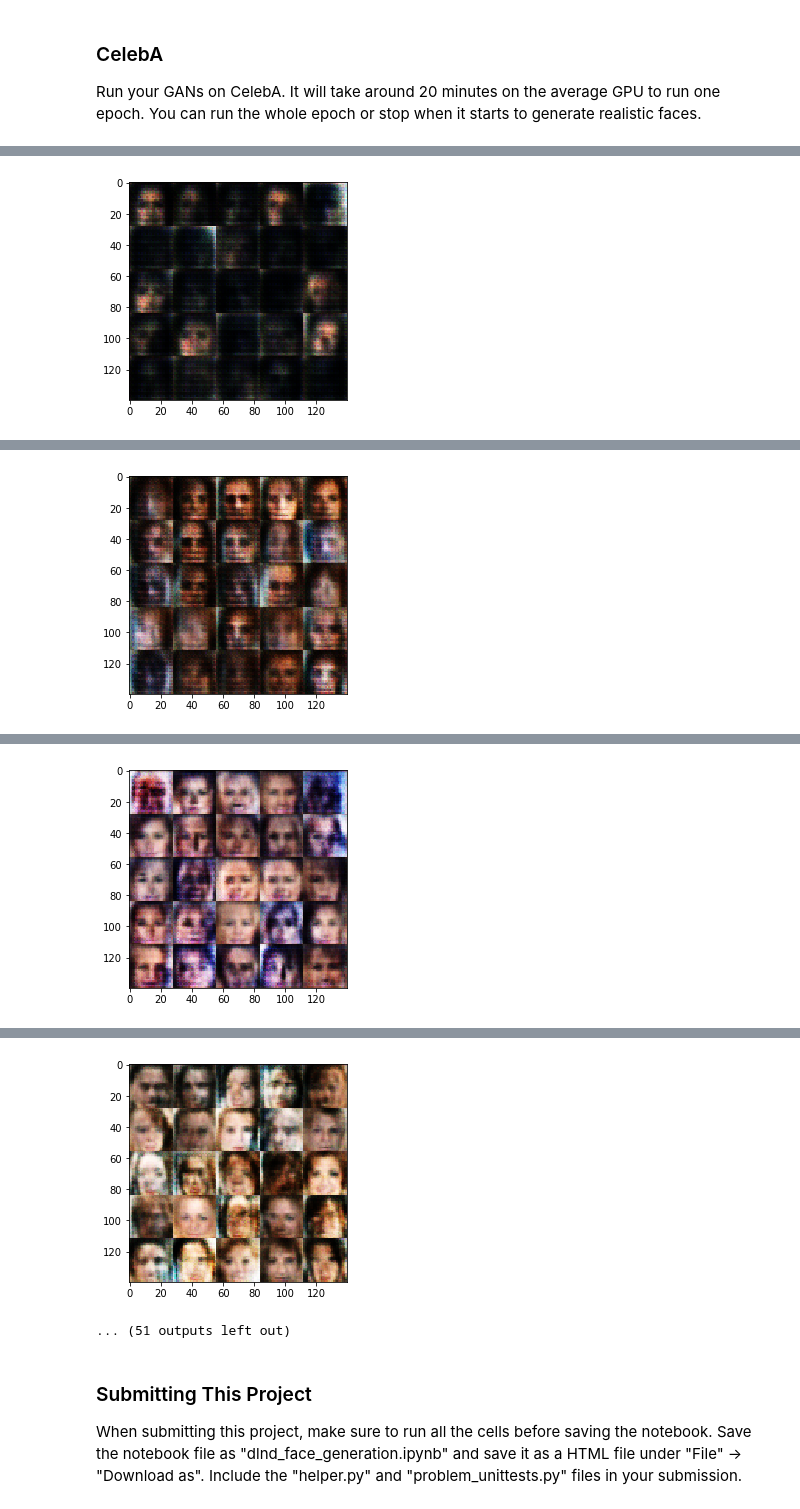
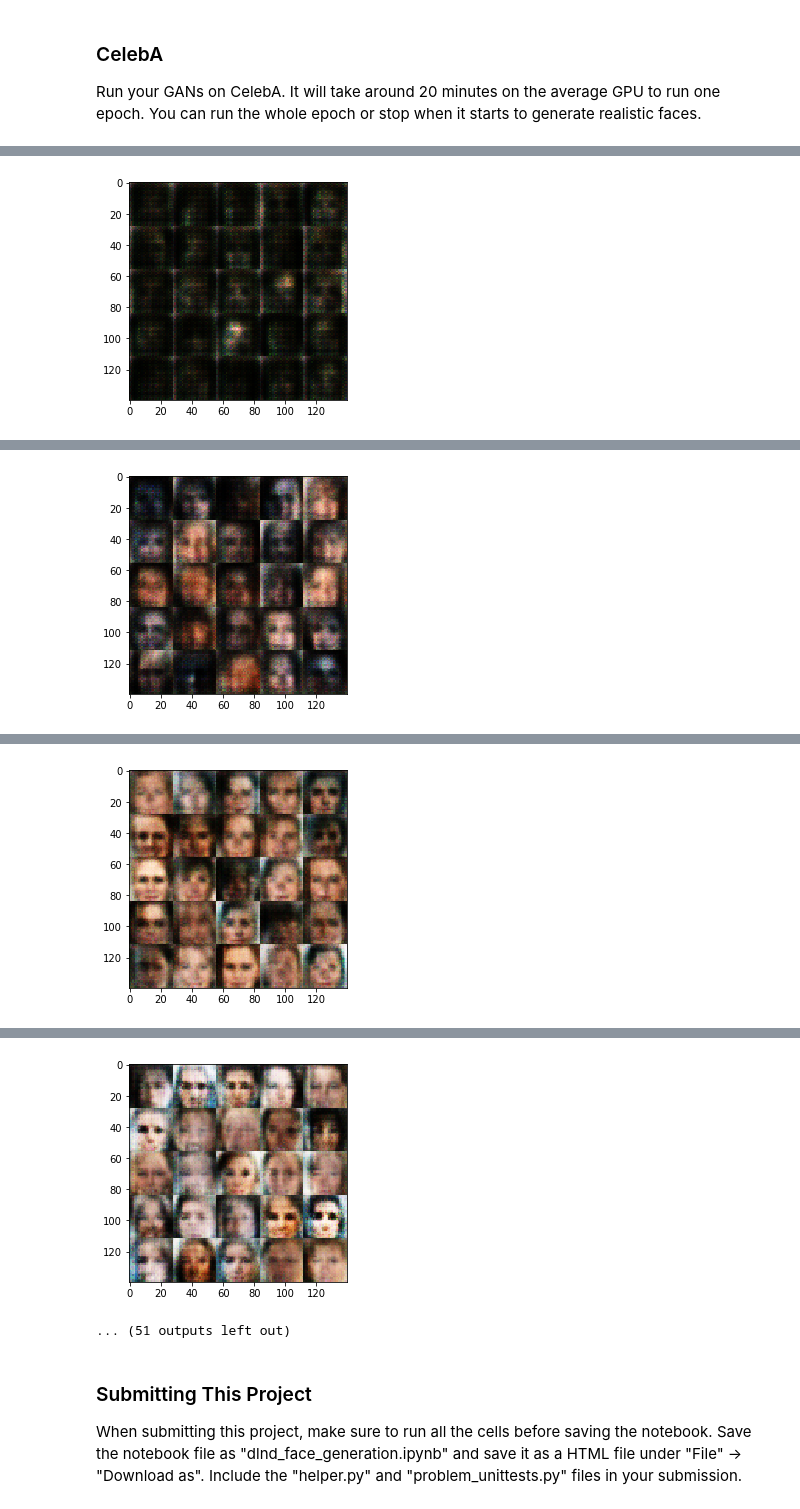
Before and after one commit to nickcica/dlnd_face_generation, a Jupyter notebook: dlnd_face_generation.ipynb, the cells around one changed output, grey strips where cells are left out. Cells and saved outputs as stored; diff of their text form; code cells hidden in the pictures.

```diff
--- a/dlnd_face_generation.ipynb
+++ b/dlnd_face_generation.ipynb
@@ -509,8 +509,8 @@ Run your GANs on CelebA.  It will take around 20 minutes on the average GPU to r
 # %%
 batch_size = 64
 z_dim = 100
-learning_rate = 0.0002
-beta1 = 0.5
+learning_rate = 0.0001
+beta1 = 0.4
 
 
 """
@@ -558 +558 @@ Epoch 1/1... Discriminator Loss: 1.4208... Generator Loss: 3.9017
-[figure, old version]
+[figure, new version]
@@ -569 +569 @@ Epoch 1/1... Discriminator Loss: 1.0412... Generator Loss: 0.9484
-[figure, old version]
+[figure, new version]
@@ -580 +580 @@ Epoch 1/1... Discriminator Loss: 1.1465... Generator Loss: 1.9332
-[figure, old version]
+[figure, new version]
@@ -591,4 +591,4 @@ Epoch 1/1... Discriminator Loss: 1.0760... Generator Loss: 1.7940
-[figure, old version]
+[figure, new version]
 ... (51 outputs left out)
 # %% [markdown]
 ### Submitting This Project
```
Also changed, not shown: parts of 1 cell of this notebook, 1 other file.
